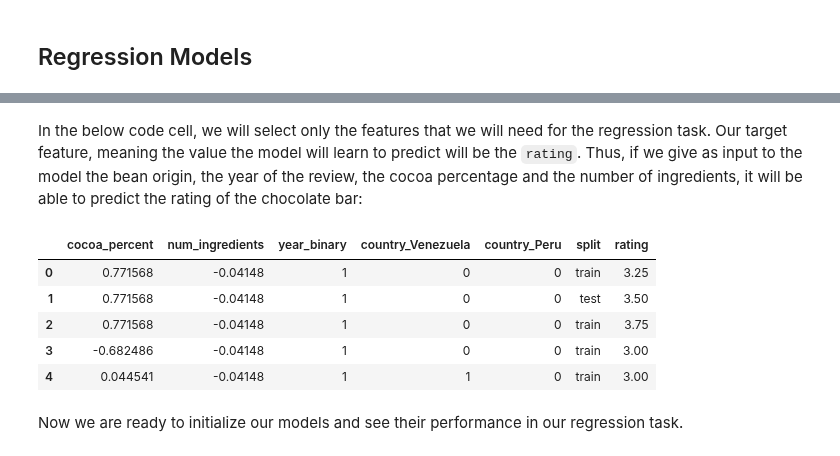
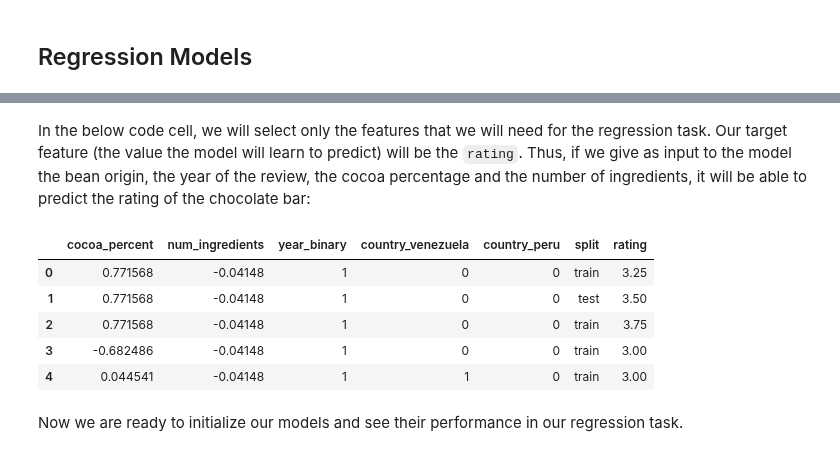
Before and after one commit to fsb-edu/ML4Food, a Jupyter notebook: M2_MLSupervisedLearning.ipynb, the cells around one changed output, grey strips where cells are left out. Cells and saved outputs as stored; diff of their text form; code cells hidden in the pictures.

```diff
--- a/M2_MLSupervisedLearning.ipynb
+++ b/M2_MLSupervisedLearning.ipynb
@@ -281,14 +286,14 @@ chocolate_dataset.head()
 | 3 | 2542 | -0.682486 | -0.04148 | 3.00 | train | 1 | 0 | ... |
 | 4 | 2546 | 0.044541 | -0.04148 | 3.00 | train | 1 | 0 | ... |
 # %% [markdown]
-In the below code cell, we will select only the features that we will need for the regression task. Our target feature, meaning the value the model will learn to predict will be the `rating`. Thus, if we give as input to the model the bean origin, the year of the review, the cocoa percentage and the number of ingredients, it will be able to predict the rating of the chocolate bar:
+In the below code cell, we will select only the features that we will need for the regression task. Our target feature (the value the model will learn to predict) will be the `rating`. Thus, if we give as input to the model the bean origin, the year of the review, the cocoa percentage and the number of ingredients, it will be able to predict the rating of the chocolate bar:
 # %%
 chocolate_dataset = chocolate_dataset[['cocoa_percent','num_ingredients', 'year_binary',\
-                                           'country_Venezuela', 'country_Peru', \
+                                           'country_venezuela', 'country_peru', \
                                                 'split', 'rating']]
 chocolate_dataset.head()
 # %% [output]
-|  | cocoa_percent | num_ingredients | year_binary | country_Venezuela | country_Peru | split | rating |
+|  | cocoa_percent | num_ingredients | year_binary | country_venezuela | country_peru | split | rating |
 | 0 | 0.771568 | -0.04148 | 1 | 0 | 0 | train | 3.25 |
 | 1 | 0.771568 | -0.04148 | 1 | 0 | 0 | test | 3.50 |
 | 2 | 0.771568 | -0.04148 | 1 | 0 | 0 | train | 3.75 |
```
Also changed, not shown: parts of 17 cells of this notebook, 11 other files.
